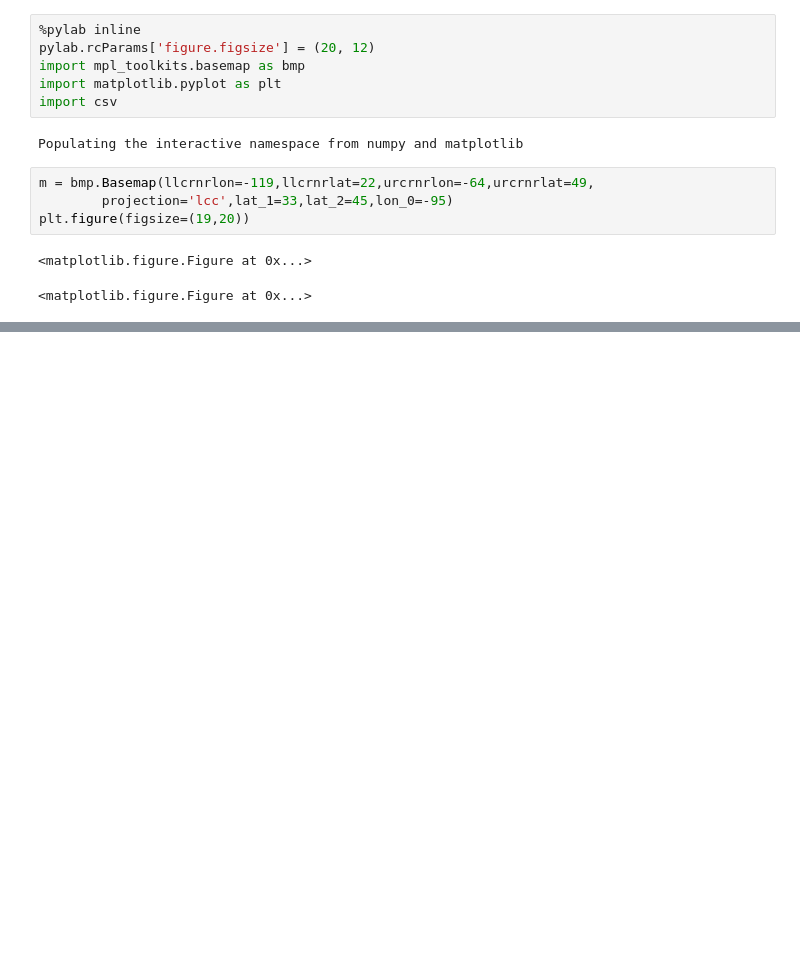
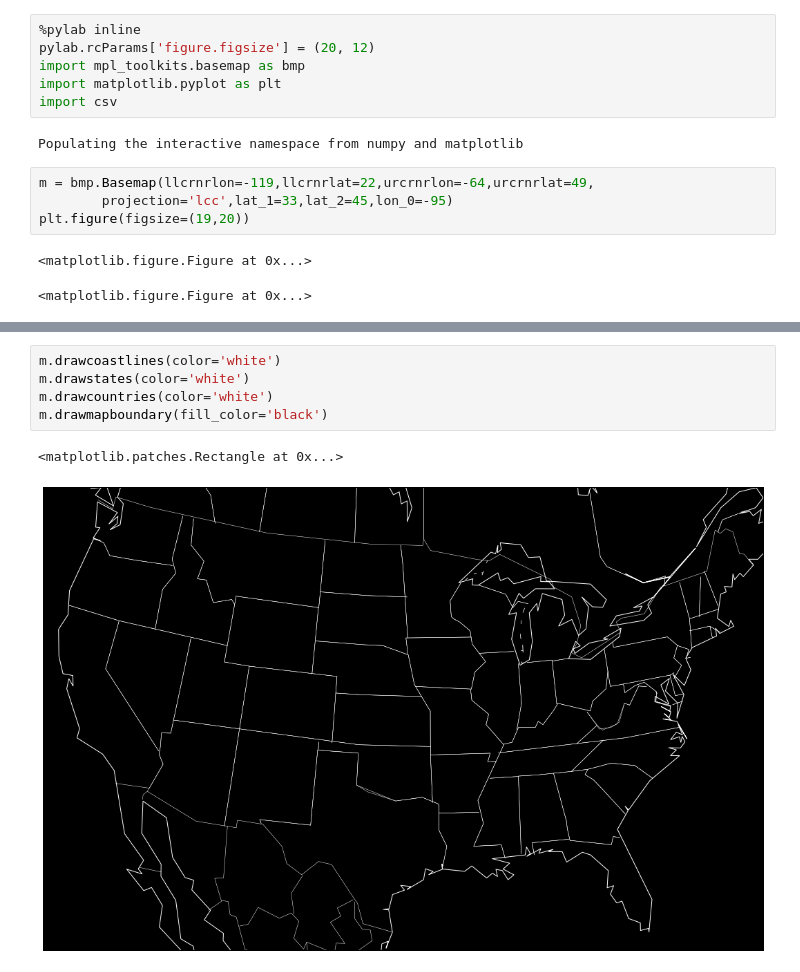
Before and after one commit to beneisner/primary-prediction, a Jupyter notebook: Map Visualization.ipynb, the cells around one changed output, grey strips where cells are left out. Drawn from its saved outputs; the diff is of its cells as text; blank space fills up the shorter version.

```diff
--- a/Map Visualization.ipynb
+++ b/Map Visualization.ipynb
@@ -136,0 +54,8 @@ plt.show()
+# %%
+m.drawcoastlines(color='white')
+m.drawstates(color='white')
+m.drawcountries(color='white')
+m.drawmapboundary(fill_color='black')
+# %% [output]
+<matplotlib.patches.Rectangle at 0x...>
+[figure, added]
```
Also changed, not shown: parts of 7 cells of this notebook, 14 other files.
